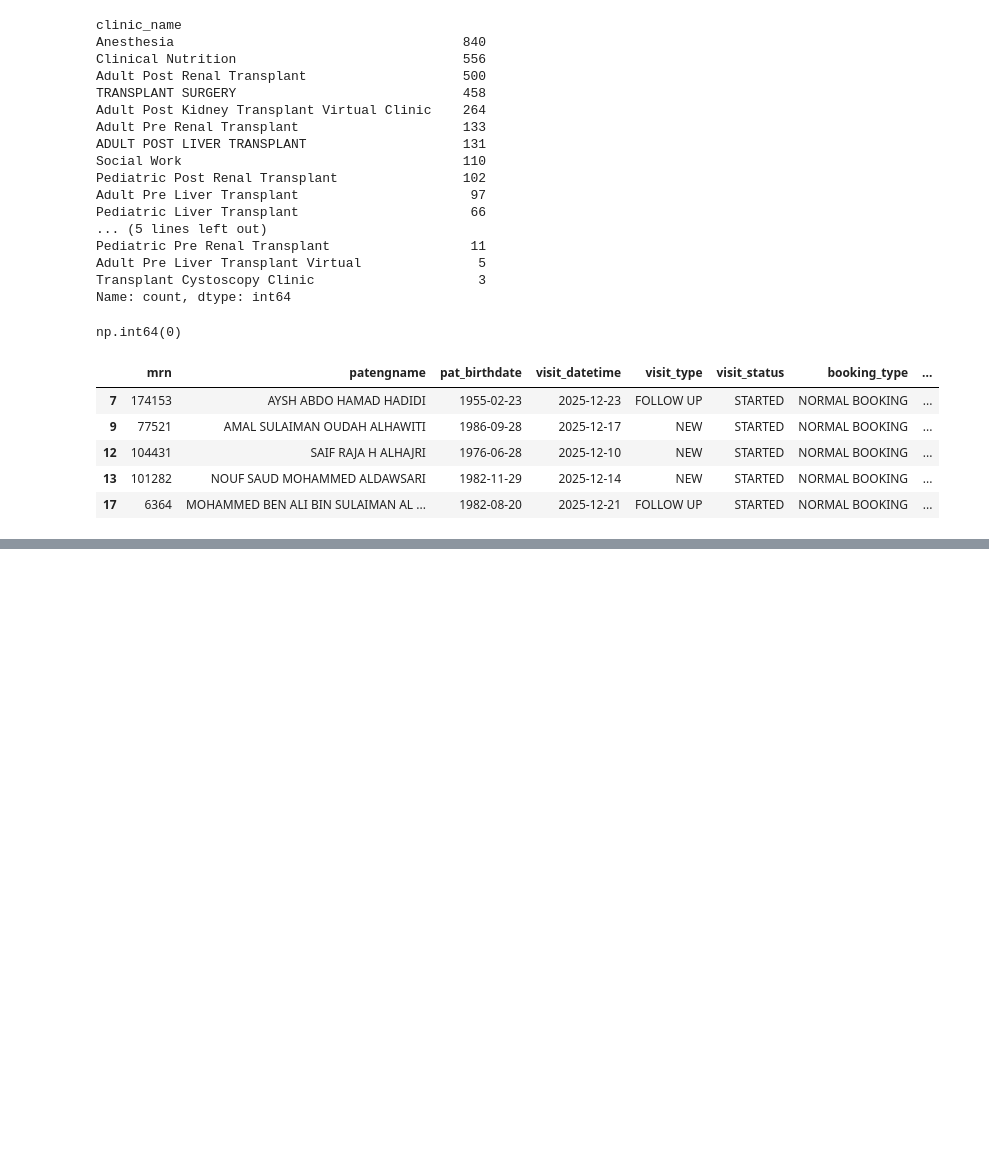
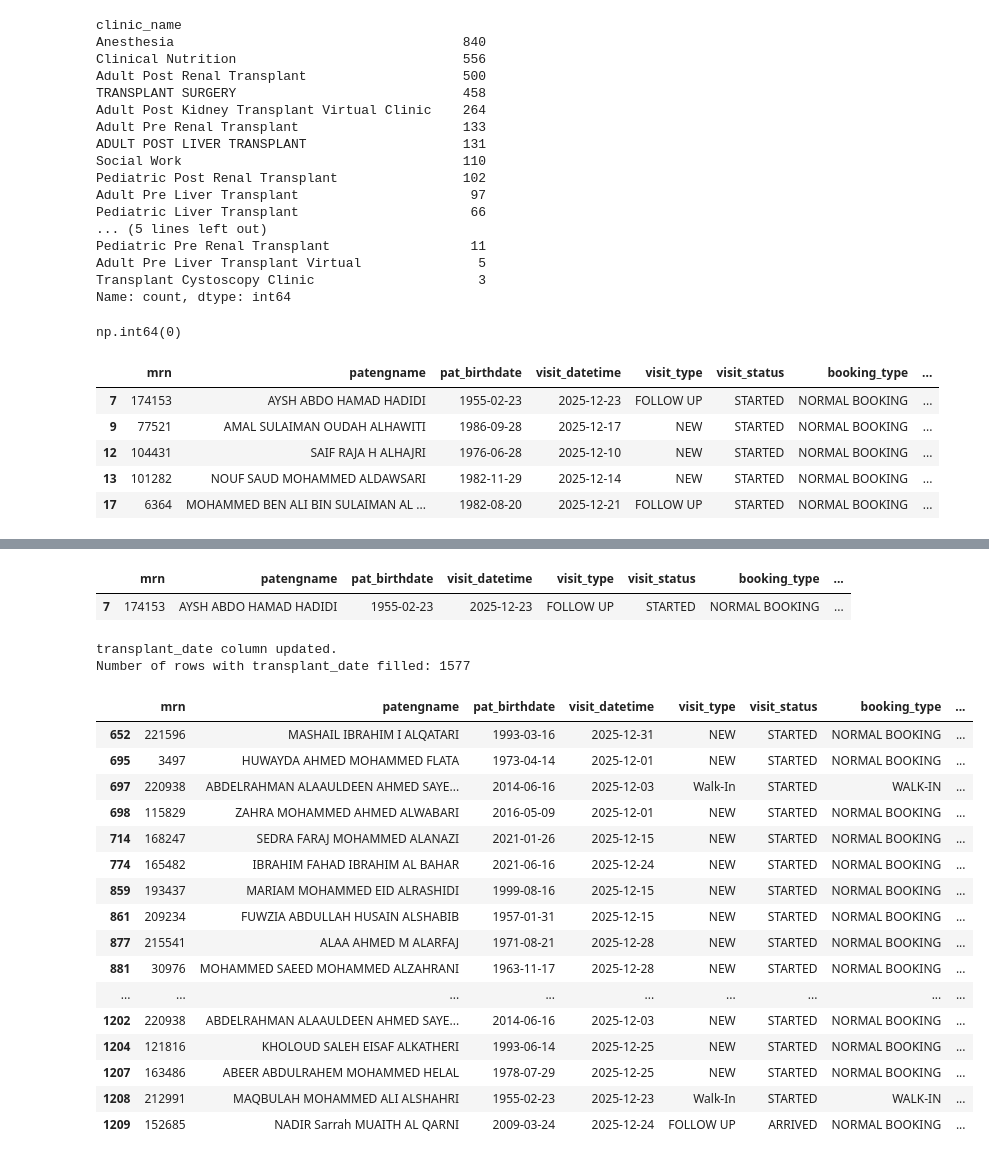
Before and after one commit to maheration/excel-quality-pipeline, a Jupyter notebook: notebooks/01_pipeline_discovery.ipynb, the cells around one changed output, grey strips where cells are left out. Saved outputs shown, nothing was run; the diff lists cells and outputs as text; code cells hidden in the pictures; blank space fills up the shorter version.

```diff
--- a/notebooks/01_pipeline_discovery.ipynb
+++ b/notebooks/01_pipeline_discovery.ipynb
@@ -361,0 +500,5 @@ df.loc[review_mask, "need_review"] = "yes"
+# %%
+df.head(1)
+# %% [output]
+|  | mrn | patengname | pat_birthdate | visit_datetime | visit_type | visit_status | booking_type | ... |
+| 7 | 174153 | AYSH ABDO HAMAD HADIDI | 1955-02-23 | 2025-12-23 | FOLLOW UP | STARTED | NORMAL BOOKING | ... |
@@ -361,0 +513,64 @@ df.loc[review_mask, "need_review"] = "yes"
+# %%
+# Create lookup dictionaries: MRN → Surgery Date
+# Using the actual column names from your files
+
+liver_dict = (
+    liver_df[['r_mrn', 'surgery_date']]
+    .dropna(subset=['r_mrn'])
+    .set_index('r_mrn')['surgery_date']
+    .to_dict()
+)
+
+recip_dict = (
+    kidney_rec_df[['r_mrn', 'surgery_date']]           # ← using kidney_rec_df (your naming)
+    .dropna(subset=['r_mrn'])
+    .set_index('r_mrn')['surgery_date']
+    .to_dict()
+)
+
+donor_dict = (
+    kidney_donor_df[['d_mrn', 'surgery_date_d']]
+    .dropna(subset=['d_mrn'])
+    .set_index('d_mrn')['surgery_date_d']
+    .to_dict()
+)
+
+# Populate transplant_date with this priority order:
+# 1. Liver
+# 2. Kidney Recipient
+# 3. Kidney Donor
+df['transplant_date'] = (
+    df['mrn'].map(liver_dict)                  # Liver first
+    .combine_first(df['mrn'].map(recip_dict))       # then Recipient
+    .combine_first(df['mrn'].map(donor_dict))       # then Donor
+)
+
+# Optional: Flag rows that still have no transplant date
+# (uncomment when you're ready to implement review flagging)
+# df.loc[df['transplant_date'].isna(), 'need_review'] = 'yes'
+
+print("transplant_date column updated.")
+print(f"Number of rows with transplant_date filled: {df['transplant_date'].notna().sum()}")
+# %% [output]
+transplant_date column updated.
+Number of rows with transplant_date filled: 1577
+# %%
+df[df['transplant_date'].isna()][50:100]
+# %% [output]
+|  | mrn | patengname | pat_birthdate | visit_datetime | visit_type | visit_status | booking_type | ... |
+| 652 | 221596 | MASHAIL IBRAHIM I ALQATARI | 1993-03-16 | 2025-12-31 | NEW | STARTED | NORMAL BOOKING | ... |
+| 695 | 3497 | HUWAYDA AHMED MOHAMMED FLATA | 1973-04-14 | 2025-12-01 | NEW | STARTED | NORMAL BOOKING | ... |
+| 697 | 220938 | ABDELRAHMAN ALAAULDEEN AHMED SAYE... | 2014-06-16 | 2025-12-03 | Walk-In | STARTED | WALK-IN | ... |
+| 698 | 115829 | ZAHRA MOHAMMED AHMED ALWABARI | 2016-05-09 | 2025-12-01 | NEW | STARTED | NORMAL BOOKING | ... |
+| 714 | 168247 | SEDRA FARAJ MOHAMMED ALANAZI | 2021-01-26 | 2025-12-15 | NEW | STARTED | NORMAL BOOKING | ... |
+| 774 | 165482 | IBRAHIM FAHAD IBRAHIM AL BAHAR | 2021-06-16 | 2025-12-24 | NEW | STARTED | NORMAL BOOKING | ... |
+| 859 | 193437 | MARIAM MOHAMMED EID ALRASHIDI | 1999-08-16 | 2025-12-15 | NEW | STARTED | NORMAL BOOKING | ... |
+| 861 | 209234 | FUWZIA ABDULLAH HUSAIN ALSHABIB | 1957-01-31 | 2025-12-15 | NEW | STARTED | NORMAL BOOKING | ... |
+| 877 | 215541 | ALAA AHMED M ALARFAJ | 1971-08-21 | 2025-12-28 | NEW | STARTED | NORMAL BOOKING | ... |
+| 881 | 30976 | MOHAMMED SAEED MOHAMMED ALZAHRANI | 1963-11-17 | 2025-12-28 | NEW | STARTED | NORMAL BOOKING | ... |
+| ... | ... | ... | ... | ... | ... | ... | ... | ... |
+| 1202 | 220938 | ABDELRAHMAN ALAAULDEEN AHMED SAYE... | 2014-06-16 | 2025-12-03 | NEW | STARTED | NORMAL BOOKING | ... |
+| 1204 | 121816 | KHOLOUD SALEH EISAF ALKATHERI | 1993-06-14 | 2025-12-25 | NEW | STARTED | NORMAL BOOKING | ... |
+| 1207 | 163486 | ABEER ABDULRAHEM MOHAMMED HELAL | 1978-07-29 | 2025-12-25 | NEW | STARTED | NORMAL BOOKING | ... |
+| 1208 | 212991 | MAQBULAH MOHAMMED ALI ALSHAHRI | 1955-02-23 | 2025-12-23 | Walk-In | STARTED | WALK-IN | ... |
+| 1209 | 152685 | NADIR Sarrah MUAITH AL QARNI | 2009-03-24 | 2025-12-24 | FOLLOW UP | ARRIVED | NORMAL BOOKING | ... |
```
Also changed, not shown: parts of 10 cells of this notebook.
